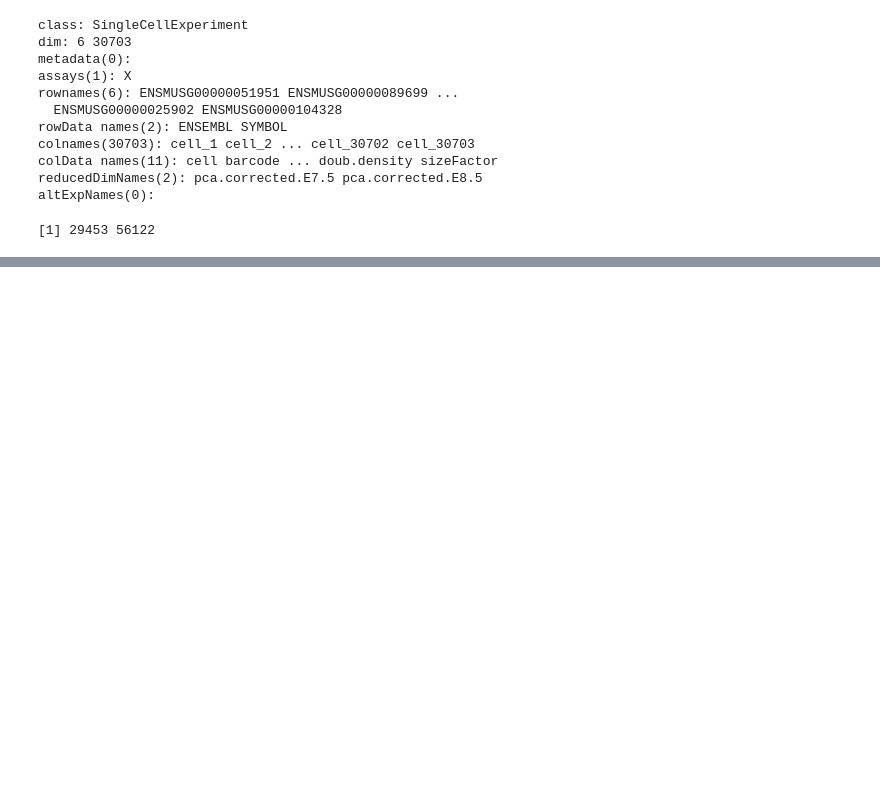
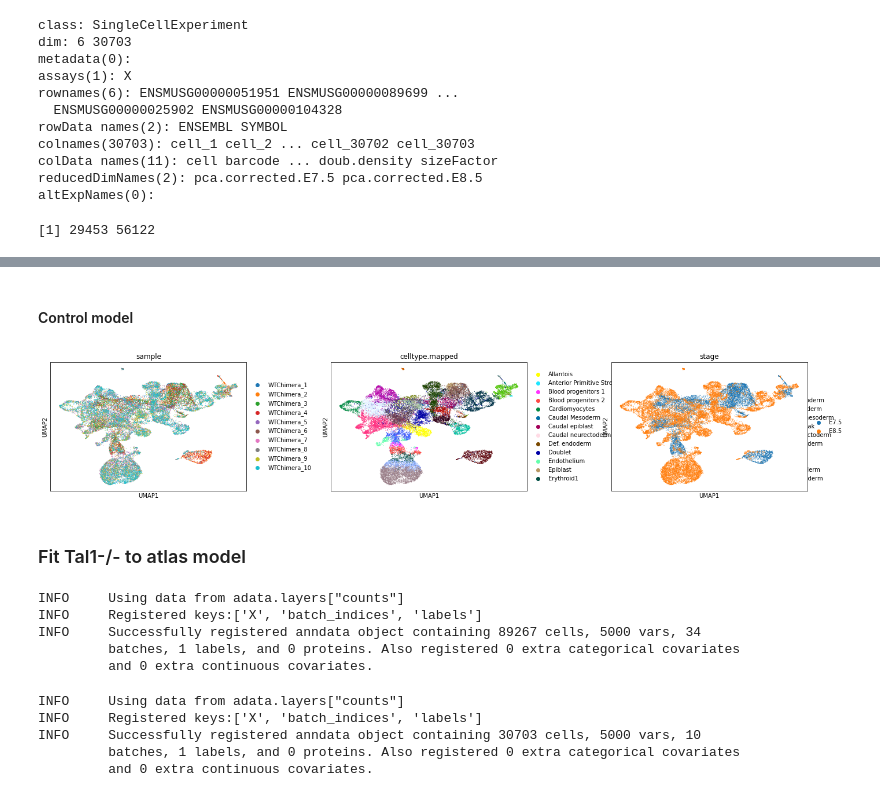
Before and after one commit to MarioniLab/oor_design_reproducibility, a Jupyter notebook: notebooks/mouse_chimeras_poc.ipynb, the cells around one changed output, grey strips where cells are left out. Drawn from its saved outputs; the diff is of its cells as text; code cells hidden in the pictures; blank space fills up the shorter version.

Commit message:
updated model training for mouse chimeras

```diff
--- a/notebooks/mouse_chimeras_poc.ipynb
+++ b/notebooks/mouse_chimeras_poc.ipynb
@@ -68,0 +94,4 @@ tal1_chimera_sce.write_h5ad(data_dir + 'Tal1Chimera.h5ad')
+# %%
+adata_atlas.var['SYMBOL'] = adata_atlas.var_names.copy()
+adata_atlas.var_names = adata_atlas.var['Accession'].values
+adata_atlas.var
@@ -68,0 +177,41 @@ tal1_chimera_sce.write_h5ad(data_dir + 'Tal1Chimera.h5ad')
+# %% [markdown]
+#### Control model
+# %%
+## Feature selection
+adata_ctrl.layers['counts'] = adata_ctrl.X.copy()
+if 'log1p' not in adata_ctrl.uns.keys():
+    sc.pp.normalize_per_cell(adata_ctrl)
+    sc.pp.log1p(adata_ctrl)
+# %%
+sc.pp.highly_variable_genes(
+    adata_ctrl,
+    n_top_genes=5000,
+    subset=True
+)
+
+hvgs = adata_ctrl.var_names.values
+# %%
+adata_ctrl_scvi = adata_ctrl[:, hvgs].copy()
+scvi.model.SCVI.setup_anndata(adata_ctrl_scvi, batch_key="sample", layer='counts')
+
+arches_params = dict(
+    use_layer_norm="both",
+    use_batch_norm="none",
+    encode_covariates=True,
+    dropout_rate=0.2,
+    n_layers=2,
+)
+
+vae_ref = scvi.model.SCVI(
+    adata_ctrl_scvi,
+    **arches_params
+)
+
+vae_ref.train(early_stopping=True,
+              train_size=0.9,
+              early_stopping_patience=45,
+              max_epochs=200,
+              batch_size=1024,
+              limit_train_batches=20)
+adata_ctrl.obsm["X_scVI"] = vae_ref.get_latent_representation()
+vae_ref.save(outpath + "WTChimera_model/", overwrite=True)
@@ -68,0 +221,22 @@ tal1_chimera_sce.write_h5ad(data_dir + 'Tal1Chimera.h5ad')
+# %%
+sc.pl.umap(adata_ctrl, color=['sample', 'celltype.mapped', 'stage'], wspace=0.3)
+# %% [output]
+[figure, added]
+# %% [markdown]
+### Fit Tal1-/- to atlas model
+# %%
+vae_atlas = scvi.model.SCVI.load(outpath + "MouseGastrulationAtlas_model/", adata=adata_atlas_scvi)
+# %% [output]
+INFO     Using data from adata.layers["counts"]
+INFO     Registered keys:['X', 'batch_indices', 'labels']
+INFO     Successfully registered anndata object containing 89267 cells, 5000 vars, 34
+         batches, 1 labels, and 0 proteins. Also registered 0 extra categorical covariates
+         and 0 extra continuous covariates.
+# %%
+vae_ctrl = scvi.model.SCVI.load(outpath + "WTChimera_model/", adata=adata_ctrl_scvi)
+# %% [output]
+INFO     Using data from adata.layers["counts"]
+INFO     Registered keys:['X', 'batch_indices', 'labels']
+INFO     Successfully registered anndata object containing 30703 cells, 5000 vars, 10
+         batches, 1 labels, and 0 proteins. Also registered 0 extra categorical covariates
+         and 0 extra continuous covariates.
```
Also changed, not shown: parts of 38 cells of this notebook.
